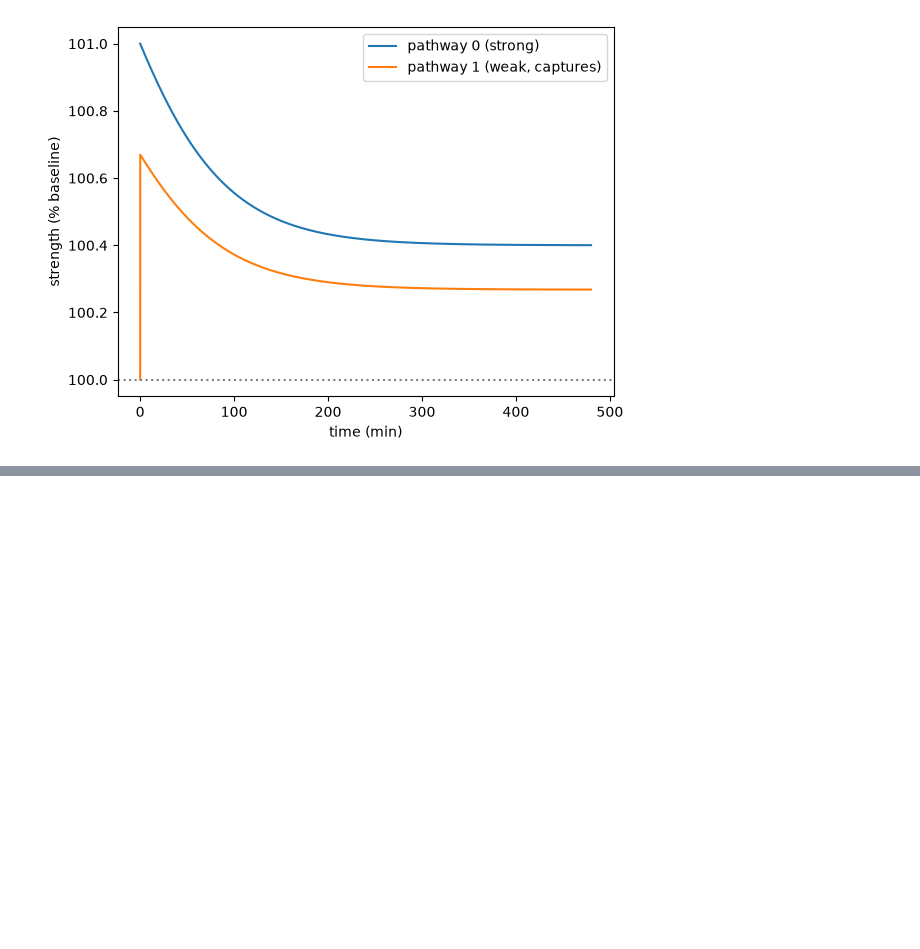
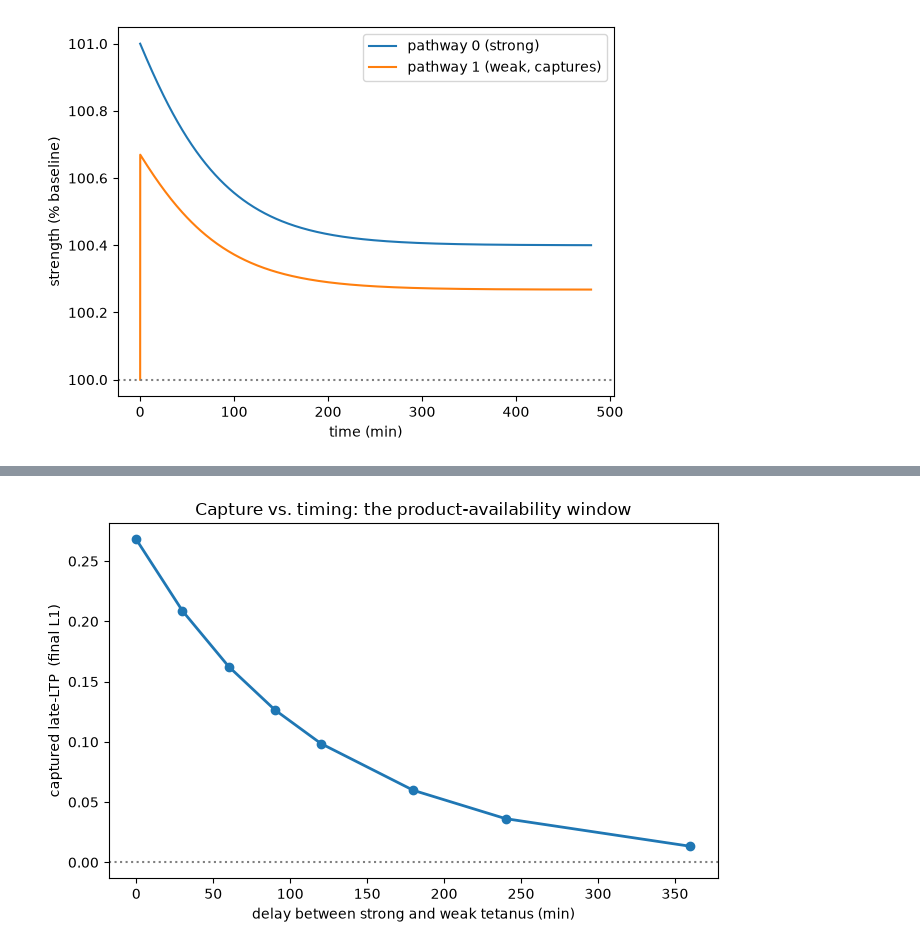
Before and after one commit to AVenkedesh/Long-Term-Potentiation-ODE-Model, a Jupyter notebook: src/validation.ipynb, the cells around one changed output, grey strips where cells are left out. Cells and saved outputs as stored; diff of their text form; code cells hidden in the pictures; blank space fills up the shorter version.

```diff
--- a/src/validation.ipynb
+++ b/src/validation.ipynb
@@ -120,0 +158,11 @@ plt.legend(); plt.show()
+# %%
+plt.figure(figsize=(7, 4.5))
+plt.plot(delays, results, "o-", lw=2)
+plt.axhline(0, color="grey", ls=":")
+plt.xlabel("delay between strong and weak tetanus (min)")
+plt.ylabel("captured late-LTP  (final L1)")
+plt.title("Capture vs. timing: the product-availability window")
+plt.tight_layout()
+plt.show()
+# %% [output]
+[figure, added]
```
Also changed, not shown: parts of 5 cells of this notebook.
